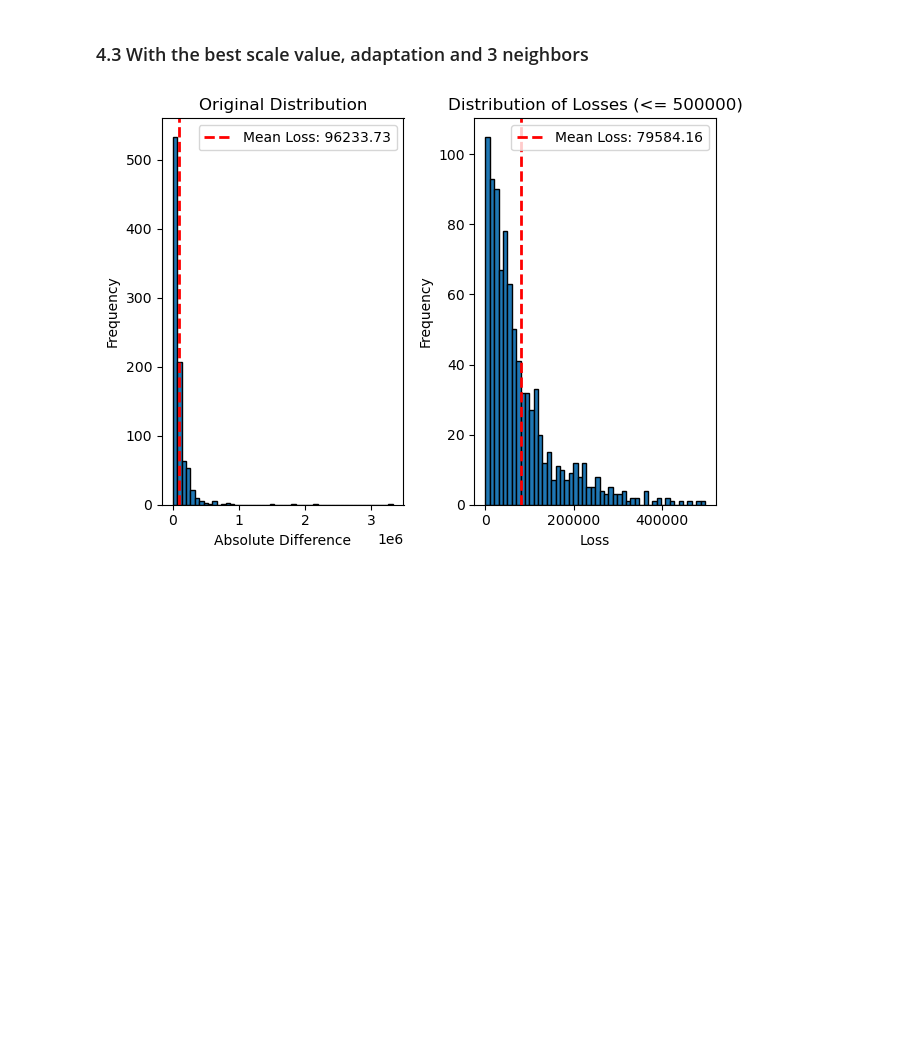
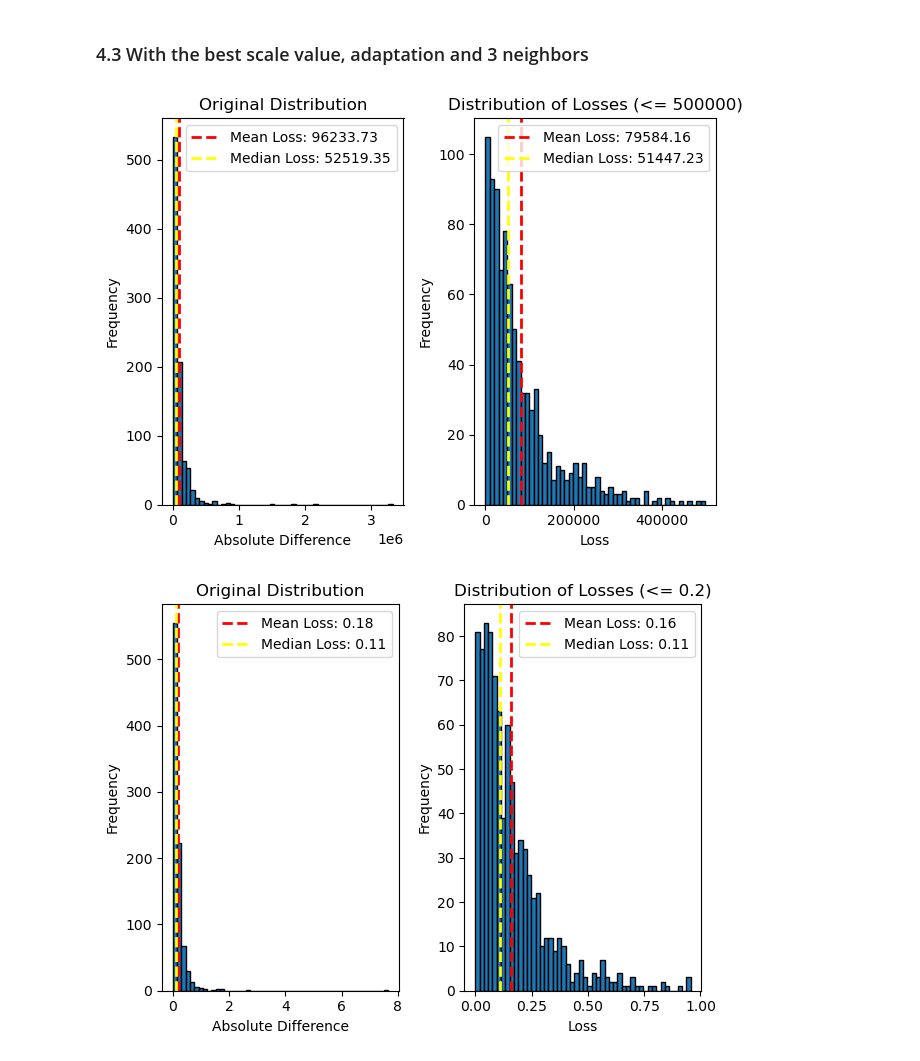
Before and after one commit to VietAnhNguyen20/M2_DyncKnow_TP4, a Jupyter notebook: notebook.ipynb, the cells around one changed output. Cells and saved outputs as stored; diff of their text form; code cells hidden in the pictures; blank space fills up the shorter version.

```diff
--- a/notebook.ipynb
+++ b/notebook.ipynb
@@ -382,7 +380,7 @@ plt.show()
 try:
     min_scale
 except NameError:
-    min_scale = 573
+    min_scale = 610
 # %% [markdown]
 ### 4.2 Without adaptation, with the best scale value, with 3 neighbors
 # %%
@@ -421,32 +419,64 @@ plt.show()
 # %%
 scale = min_scale
 loss = []
+loss_prop = []
 
 for index, sample in tqdm(evaluation.iterrows()):
     nearest_neighbor, _ = find_k_neighbors(sample, communities_dict, k=3)
     predicted_price = adapt_price_from_dissimilarities(sample, nearest_neighbor, weight_dict, scale=scale)
     actual_price = sample["price"]
     loss.append(abs(actual_price - predicted_price))
+    loss_prop.append(abs(actual_price - predicted_price)/actual_price)
 
 mean_loss = np.mean(loss)
+median_loss = np.median(loss)
 plt.subplot(1, 2, 1)
 plt.hist(loss, bins=50, edgecolor='black')
 plt.axvline(mean_loss, color='red', linestyle='dashed', linewidth=2, label=f'Mean Loss: {mean_loss:.2f}')
+plt.axvline(median_loss, color='yellow', linestyle='dashed', linewidth=2, label=f'Median Loss: {median_loss:.2f}')
 plt.title('Original Distribution')
 plt.xlabel('Absolute Difference')
 plt.ylabel('Frequency')
 plt.legend()
 
 filtered_losses = [l for l in loss if l <= 500000]
 mean_loss = np.mean(filtered_losses)
+median_loss = np.median(filtered_losses)
 plt.subplot(1, 2, 2)
 plt.hist(filtered_losses, bins=50, edgecolor='black')
 plt.axvline(mean_loss, color='red', linestyle='dashed', linewidth=2, label=f'Mean Loss: {mean_loss:.2f}')
+plt.axvline(median_loss, color='yellow', linestyle='dashed', linewidth=2, label=f'Median Loss: {median_loss:.2f}')
 plt.title('Distribution of Losses (<= 500000)')
 plt.xlabel('Loss')
 plt.ylabel('Frequency')
 plt.legend()
 plt.tight_layout()
 plt.show()
+
+mean_loss_prop = np.mean(loss_prop)
+median_loss_prop = np.median(loss_prop)
+plt.subplot(1, 2, 1)
+plt.hist(loss_prop, bins=50, edgecolor='black')
+plt.axvline(mean_loss_prop, color='red', linestyle='dashed', linewidth=2, label=f'Mean Loss: {mean_loss_prop:.2f}')
+plt.axvline(median_loss_prop, color='yellow', linestyle='dashed', linewidth=2, label=f'Median Loss: {median_loss_prop:.2f}')
+plt.title('Original Distribution')
+plt.xlabel('Absolute Difference')
+plt.ylabel('Frequency')
+plt.legend()
+
+filtered_losses_prop = [l for l in loss_prop if l <= 1]
+mean_loss_prop = np.mean(filtered_losses_prop)
+median_loss_prop = np.median(filtered_losses_prop)
+plt.subplot(1, 2, 2)
+plt.hist(filtered_losses_prop, bins=50, edgecolor='black')
+plt.axvline(mean_loss_prop, color='red', linestyle='dashed', linewidth=2, label=f'Mean Loss: {mean_loss_prop:.2f}')
+plt.axvline(median_loss_prop, color='yellow', linestyle='dashed', linewidth=2, label=f'Median Loss: {median_loss_prop:.2f}')
+plt.title('Distribution of Losses (<= 0.2)')
+plt.xlabel('Loss')
+plt.ylabel('Frequency')
+plt.legend()
+plt.tight_layout()
+plt.show()
 # %% [output]
-[figure, old version]
+[figure, new version]
+[figure, added]
```
Also changed, not shown: parts of 1 cell of this notebook.
